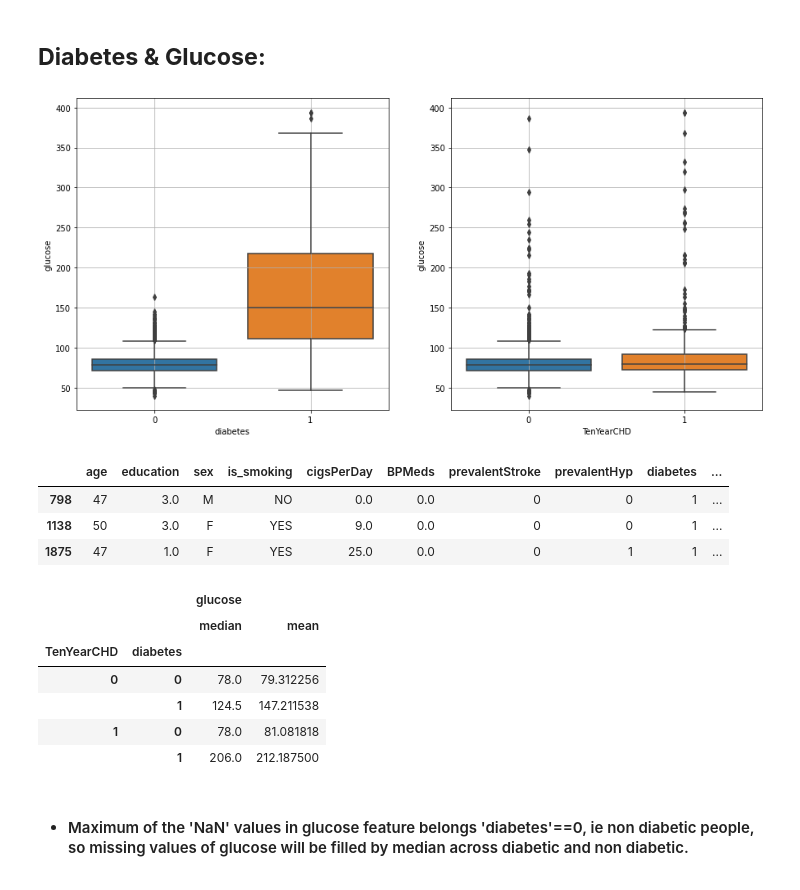
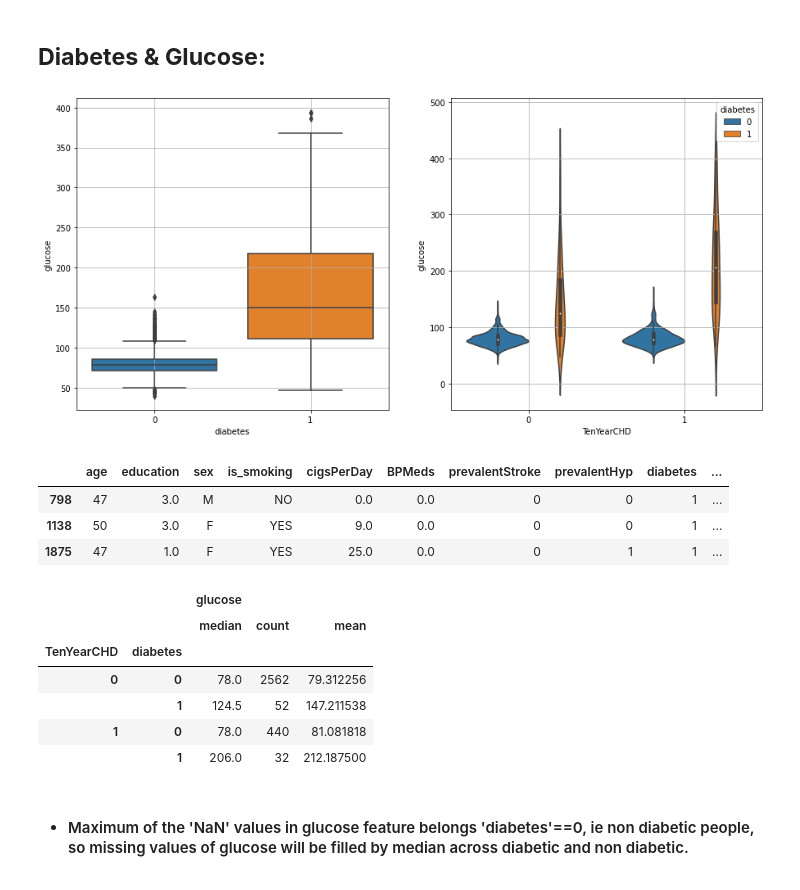
Before and after one commit to Abhi-nav0506/Coronary-Heart-Disease-Prediction, a Jupyter notebook: Cardio_Vascular_Risk_Prediction.ipynb, the cells around one changed output. Cells and saved outputs as stored; diff of their text form; code cells hidden in the pictures.

```diff
--- a/Cardio_Vascular_Risk_Prediction.ipynb
+++ b/Cardio_Vascular_Risk_Prediction.ipynb
@@ -80,8 +80,6 @@ cardio_risk_df.describe()
 | 50% | 1694.500000 | 49.000000 | 2.000000 | 0.000000 | 0.000000 | 0.000000 | 0.000000 | 0.000000 | 234.000000 | ... |
 | 75% | 2541.750000 | 56.000000 | 3.000000 | 20.000000 | 0.000000 | 0.000000 | 1.000000 | 0.000000 | 264.000000 | ... |
 | max | 3389.000000 | 70.000000 | 4.000000 | 70.000000 | 1.000000 | 1.000000 | 1.000000 | 1.000000 | 696.000000 | ... |
-# %%
-cardio_risk_df = cardio_risk_df.drop('id',axis=1)
 # %%
 cardio_risk_df
 # %% [output]
@@ -346,12 +344,12 @@ bmi_df
 # %%
 fig, ax = plt.subplots(1, 2, figsize=(15,7))
 sns.boxplot(x= cardio_risk_df['diabetes'], y=cardio_risk_df['glucose'],ax=ax[0])
 ax[0].grid()
 
-sns.boxplot(x= cardio_risk_df['TenYearCHD'], y=cardio_risk_df['glucose'],ax=ax[1])
+sns.violinplot(x= cardio_risk_df['TenYearCHD'], y=cardio_risk_df['glucose'],hue=cardio_risk_df['diabetes'],ax=ax[1])
 ax[1].grid()
 # %% [output]
-[figure, old version]
+[figure, new version]
 # %%
 # checking glucose NaN values by diabetes (0,1)
 cardio_risk_df[(cardio_risk_df['glucose'].isna()) & (cardio_risk_df['diabetes'] ==1)] #.diabetes.value_counts()
@@ -361,15 +359,15 @@ cardio_risk_df[(cardio_risk_df['glucose'].isna()) & (cardio_risk_df['diabetes']
 | 1138 | 50 | 3.0 | F | YES | 9.0 | 0.0 | 0 | 0 | 1 | ... |
 | 1875 | 47 | 1.0 | F | YES | 25.0 | 0.0 | 0 | 1 | 1 | ... |
 # %%
-cardio_risk_df.groupby(['TenYearCHD','diabetes']).agg({'glucose':{'median','mean'}})
+cardio_risk_df.groupby(['TenYearCHD','diabetes']).agg({'glucose':{'median','mean','count'}})
 # %% [output]
-|  |  | glucose |  |
-|  |  | median | mean |
-| TenYearCHD | diabetes |  |  |
-| 0 | 0 | 78.0 | 79.312256 |
-|  | 1 | 124.5 | 147.211538 |
-| 1 | 0 | 78.0 | 81.081818 |
-|  | 1 | 206.0 | 212.187500 |
+|  |  | glucose |  |  |
+|  |  | median | count | mean |
+| TenYearCHD | diabetes |  |  |  |
+| 0 | 0 | 78.0 | 2562 | 79.312256 |
+|  | 1 | 124.5 | 52 | 147.211538 |
+| 1 | 0 | 78.0 | 440 | 81.081818 |
+|  | 1 | 206.0 | 32 | 212.187500 |
 # %% [markdown]
 * #### Maximum of the 'NaN' values in glucose feature belongs 'diabetes'==0, ie non diabetic people, so missing values of glucose will be filled by median across diabetic and non diabetic.
 # %%
```
Also changed, not shown: parts of 64 cells of this notebook.
